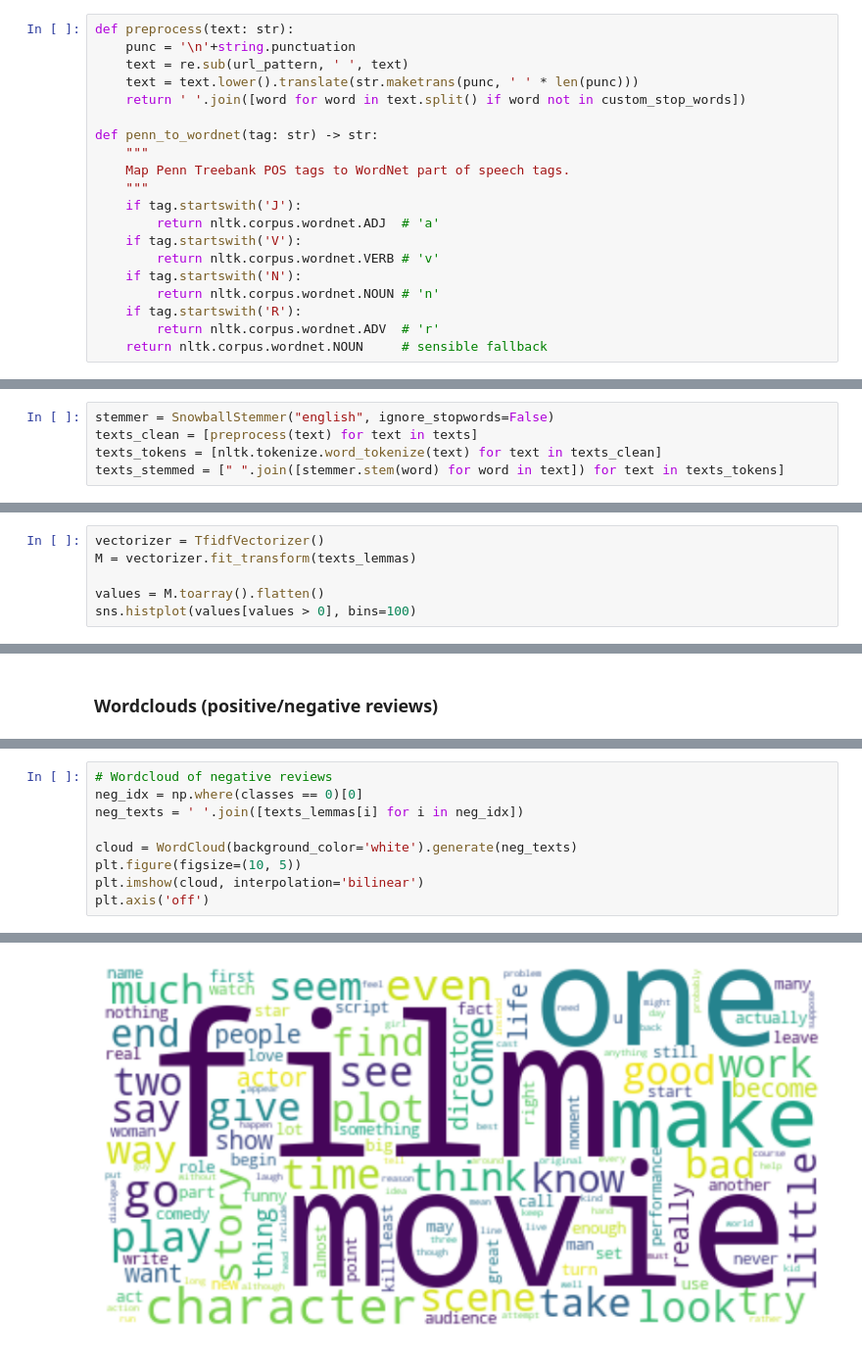
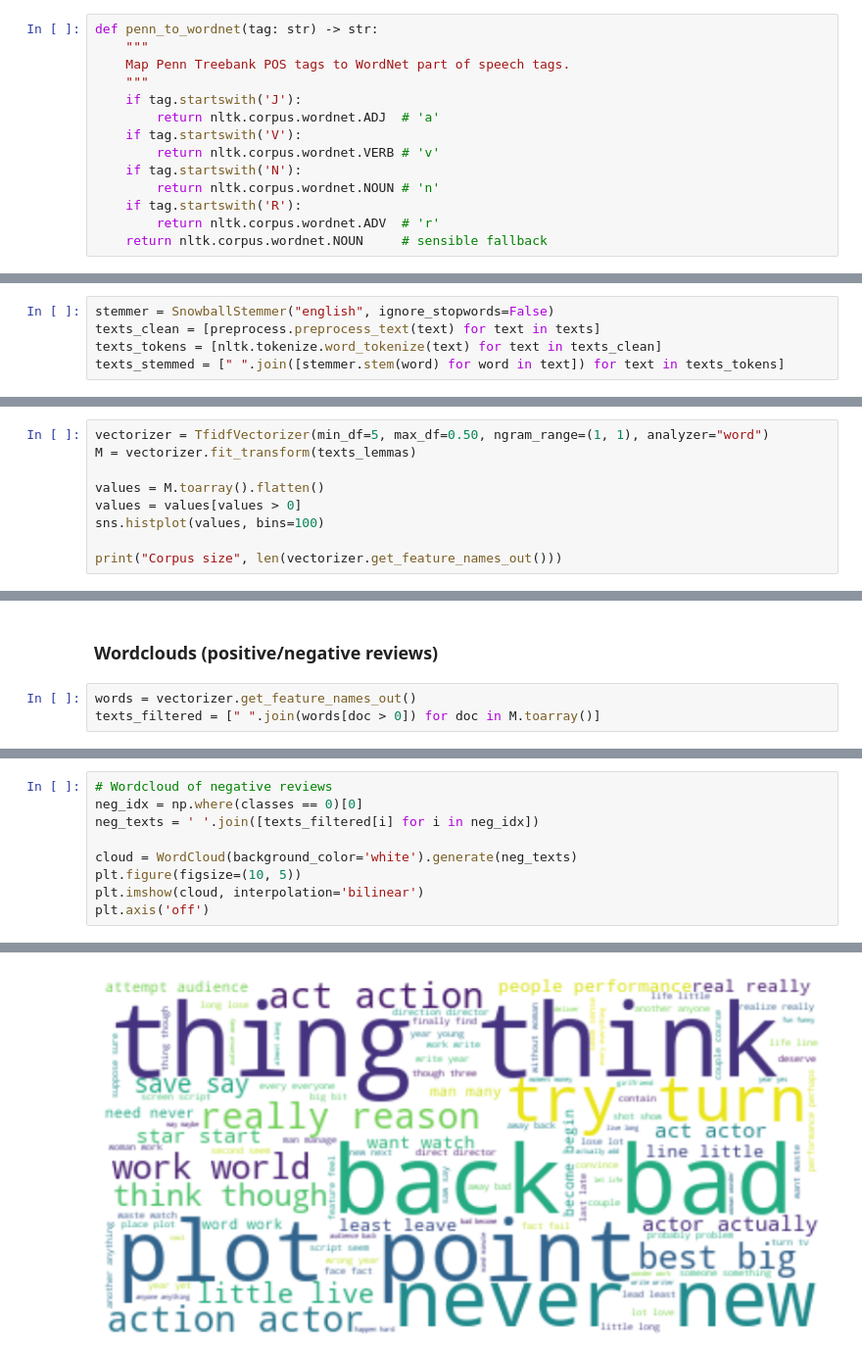
Before and after one commit to BshKatrin/RITAL-NLP-project, a Jupyter notebook: notebooks/movies_eda.ipynb, the cells around one changed output, grey strips where cells are left out. Shown at 98% size. Cells and saved outputs as stored; diff of their text form.

```diff
--- a/notebooks/movies_eda.ipynb
+++ b/notebooks/movies_eda.ipynb
@@ -51,10 +38,4 @@ url_pattern = re.compile(r"""
 # %%
-def preprocess(text: str):
-    punc = '\n'+string.punctuation
-    text = re.sub(url_pattern, ' ', text)
-    text = text.lower().translate(str.maketrans(punc, ' ' * len(punc)))
-    return ' '.join([word for word in text.split() if word not in custom_stop_words])
-
 def penn_to_wordnet(tag: str) -> str:
     """
     Map Penn Treebank POS tags to WordNet part of speech tags.
@@ -95,7 +73,7 @@ plt.tight_layout()
 #### Stemming
 # %%
 stemmer = SnowballStemmer("english", ignore_stopwords=False)
-texts_clean = [preprocess(text) for text in texts]
+texts_clean = [preprocess.preprocess_text(text) for text in texts]
 texts_tokens = [nltk.tokenize.word_tokenize(text) for text in texts_clean]
 texts_stemmed = [" ".join([stemmer.stem(word) for word in text]) for text in texts_tokens]
 # %%
@@ -141,9 +119,12 @@ plt.tight_layout()
 # %% [markdown]
 #### TF-IDF
 # %%
-vectorizer = TfidfVectorizer()
+vectorizer = TfidfVectorizer(min_df=5, max_df=0.50, ngram_range=(1, 1), analyzer="word")
 M = vectorizer.fit_transform(texts_lemmas)
 
 values = M.toarray().flatten()
-sns.histplot(values[values > 0], bins=100)
+values = values[values > 0]
+sns.histplot(values, bins=100)
+
+print("Corpus size", len(vectorizer.get_feature_names_out()))
 # %% [output]
@@ -166,5 +147,8 @@ plt.tight_layout()
 # %% [markdown]
 ### Wordclouds (positive/negative reviews)
+# %%
+words = vectorizer.get_feature_names_out()
+texts_filtered = [" ".join(words[doc > 0]) for doc in M.toarray()]
 # %%
 # Wordcloud of positive reviews
 pos_idx = np.where(classes == 1)[0]
@@ -180,12 +164,12 @@ plt.axis('off')
 # %%
 # Wordcloud of negative reviews
 neg_idx = np.where(classes == 0)[0]
-neg_texts = ' '.join([texts_lemmas[i] for i in neg_idx])
+neg_texts = ' '.join([texts_filtered[i] for i in neg_idx])
 
 cloud = WordCloud(background_color='white').generate(neg_texts)
 plt.figure(figsize=(10, 5))
 plt.imshow(cloud, interpolation='bilinear')
 plt.axis('off')
 # %% [output]
 (np.float64(-0.5), np.float64(399.5), np.float64(199.5), np.float64(-0.5))
-[figure, old version]
+[figure, new version]
```
Also changed, not shown: parts of 11 cells of this notebook, 2 other files.
